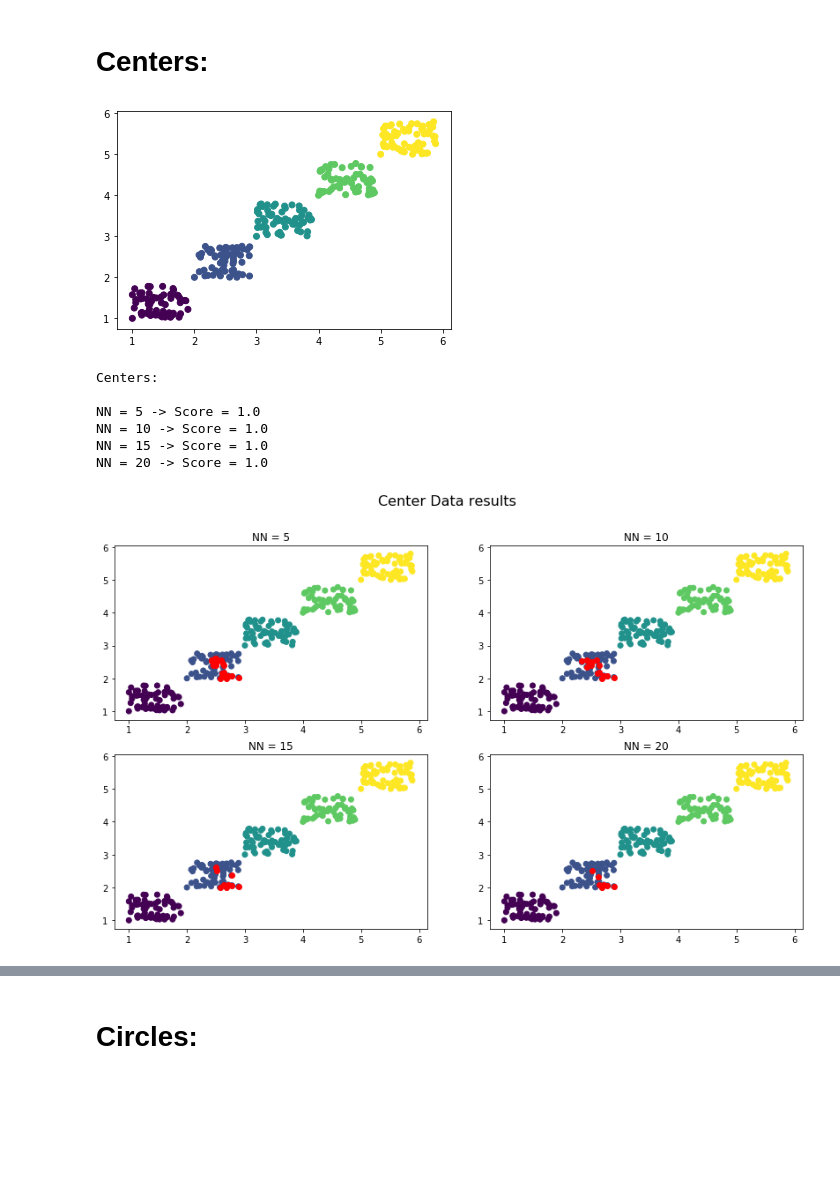
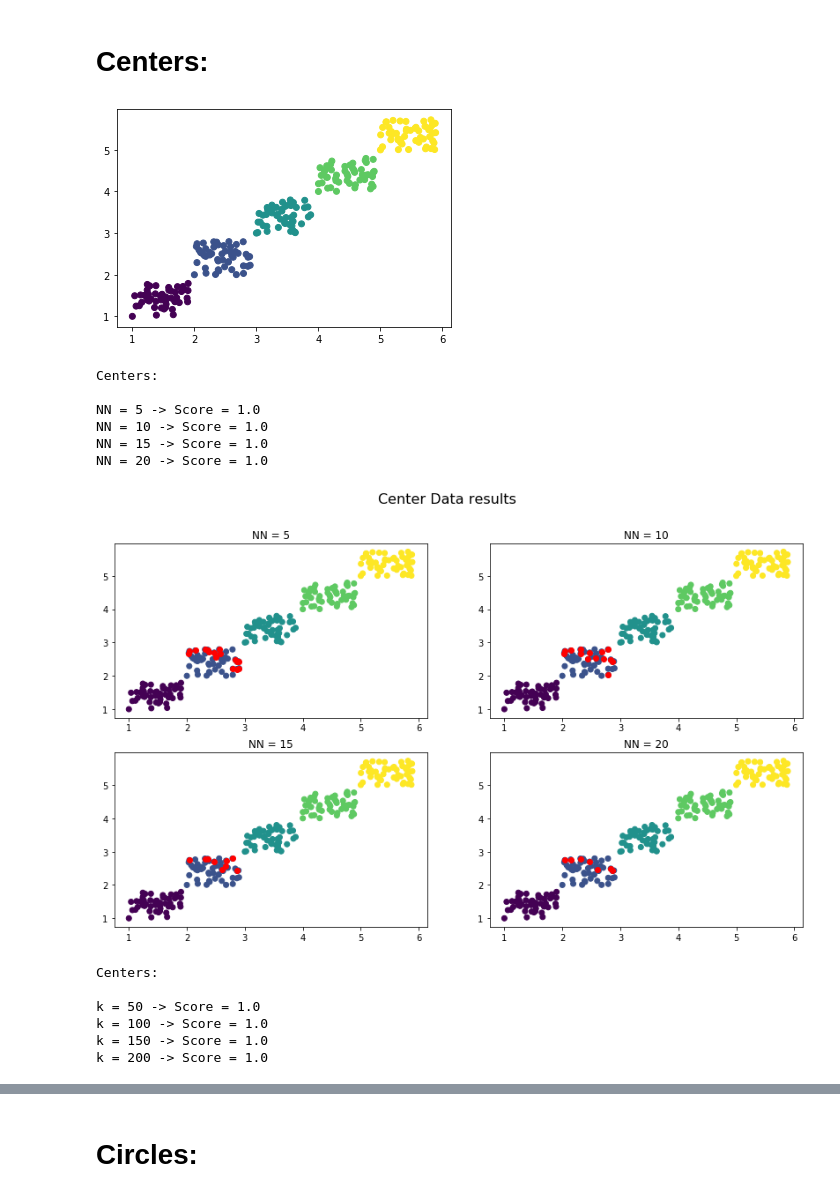
Before and after one commit to AlbMLpy/Clustering-research, a Jupyter notebook: LocalGraphPartitioning.ipynb, the cells around one changed output, grey strips where cells are left out. Drawn from its saved outputs; the diff is of its cells as text; code cells hidden in the pictures; blank space fills up the shorter version.

```diff
--- a/LocalGraphPartitioning.ipynb
+++ b/LocalGraphPartitioning.ipynb
@@ -18,19 +18,19 @@ import functionality as fn
 # %%
 centers = np.array(
     [
         [1,1],
         [2,2],
         [3,3],
         [4,4],
         [5,5],
     ]
 )
 
 # Make and plot some points(5 clusters):
-user_data, user_labels_data = fn.rand_around_centers(centers, number=60)
+user_data, user_labels_data = fn.rand_around_centers(centers, number=50)
 fn.draw2d(user_data, c=user_labels_data)
 # %% [output]
-[figure, old version]
+[figure, new version]
 # %%
 try:
     want = 1 # cluster label
@@ -74,6 +74,8 @@ NN = 10 -> Score = 1.0
 NN = 15 -> Score = 1.0
 NN = 20 -> Score = 1.0
 # %%
+name = '/home/albert/Desktop/Rome-Moscow_School_2020/Francesco/local_clustering/report/pictures/'
+name += 'center_nn.png'
 # Let`s get some graphs:
 fn.plot_results(
     user_data,
@@ -81,6 +83,50 @@ fn.plot_results(
     user_local,
     name_global="Center Data results",
     names_local=["NN = 5", "NN = 10", "NN = 15", "NN = 20"],
+    file = name,
 )
 # %% [output]
-[figure, old version]
+[figure, new version]
+# %%
+try:
+    want = 2 # cluster label
+    count = 2 # number of local clustering initializers
+    nn = 10 # number of nearest neighbours
+    k_list = [50, 100, 150 , 200]
+    want_indices = np.argwhere(user_labels_data==want).squeeze()
+    u = want_indices[np.random.randint(0, want_indices.size, size=count)]
+
+    # Find local clusters for different NN numbers
+    user_local = []
+    for i in k_list:
+        local = fn.process(
+            user_data,
+            nn=nn,
+            u=u,
+            k=i,
+            tol=0.0001,
+            err=0.001,
+            n_iter = 20000,
+            shift=0.0001,
+        )
+        user_local.append(local)
+
+    # Score the results:
+    metric_results = []
+    for i in range(4):
+        metric_results.append(fn.metric(user_local[i], user_labels_data, want))
+
+    # Print scores:
+    print("Centers:\n")
+    for i in range(4):
+        print(f"k = {k_list[i]} -> Score = {metric_results[i]}")
+
+except fn.Error as err:
+    print(err.info)
+# %% [output]
+Centers:
+
+k = 50 -> Score = 1.0
+k = 100 -> Score = 1.0
+k = 150 -> Score = 1.0
+k = 200 -> Score = 1.0
```
Also changed, not shown: parts of 7 cells of this notebook, 1 other file.
